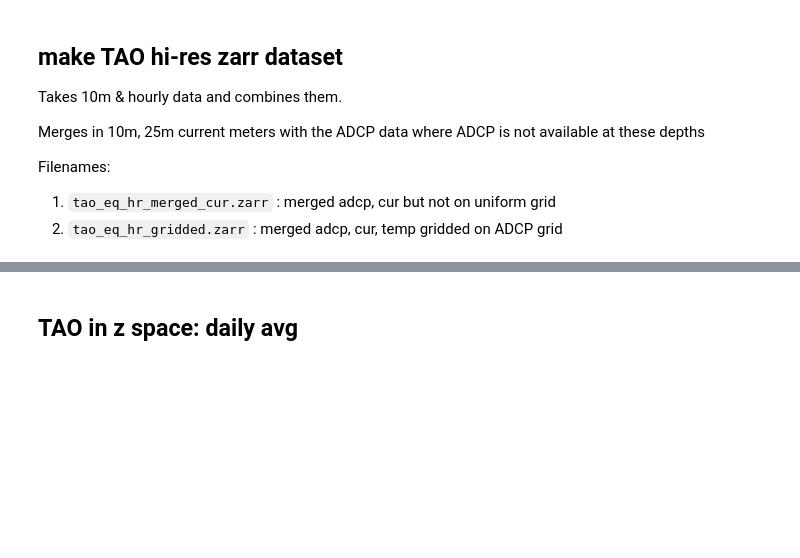
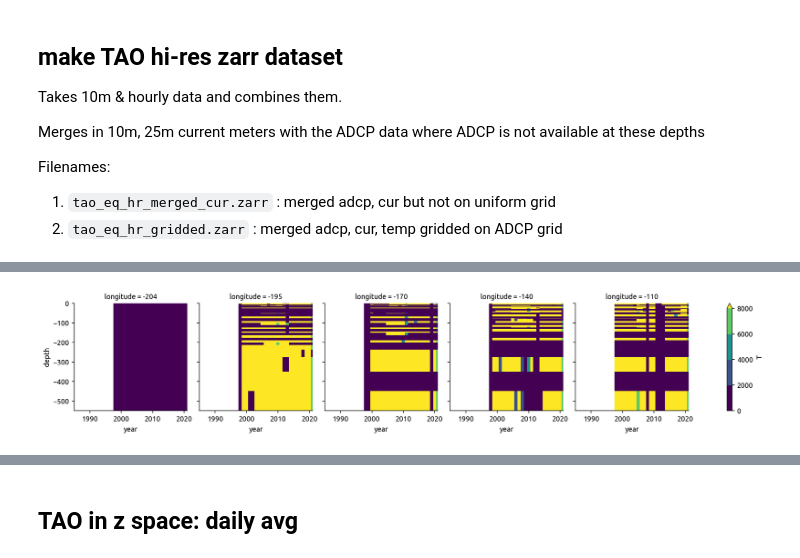
Before and after one commit to dcherian/pump, a Jupyter notebook: notebooks/dataset-preparation.ipynb, the cells around one changed output, grey strips where cells are left out. Drawn from its saved outputs; the diff is of its cells as text; code cells hidden in the pictures; blank space fills up the shorter version.

```diff
--- a/notebooks/dataset-preparation.ipynb
+++ b/notebooks/dataset-preparation.ipynb
@@ -152,0 +86,2 @@ tao_gridded.unify_chunks().to_zarr("tao_eq_hr_gridded.zarr", mode="w", consolida
+# %%
+temp10m = pump.obs.tao_read_and_merge("10m", "temp").T
@@ -152,0 +110,4 @@ tao_gridded.unify_chunks().to_zarr("tao_eq_hr_gridded.zarr", mode="w", consolida
+# %%
+plot_count(temp10m)
+# %% [output]
+[figure, added]
```
Also changed, not shown: parts of 68 cells of this notebook, 1 other file.
